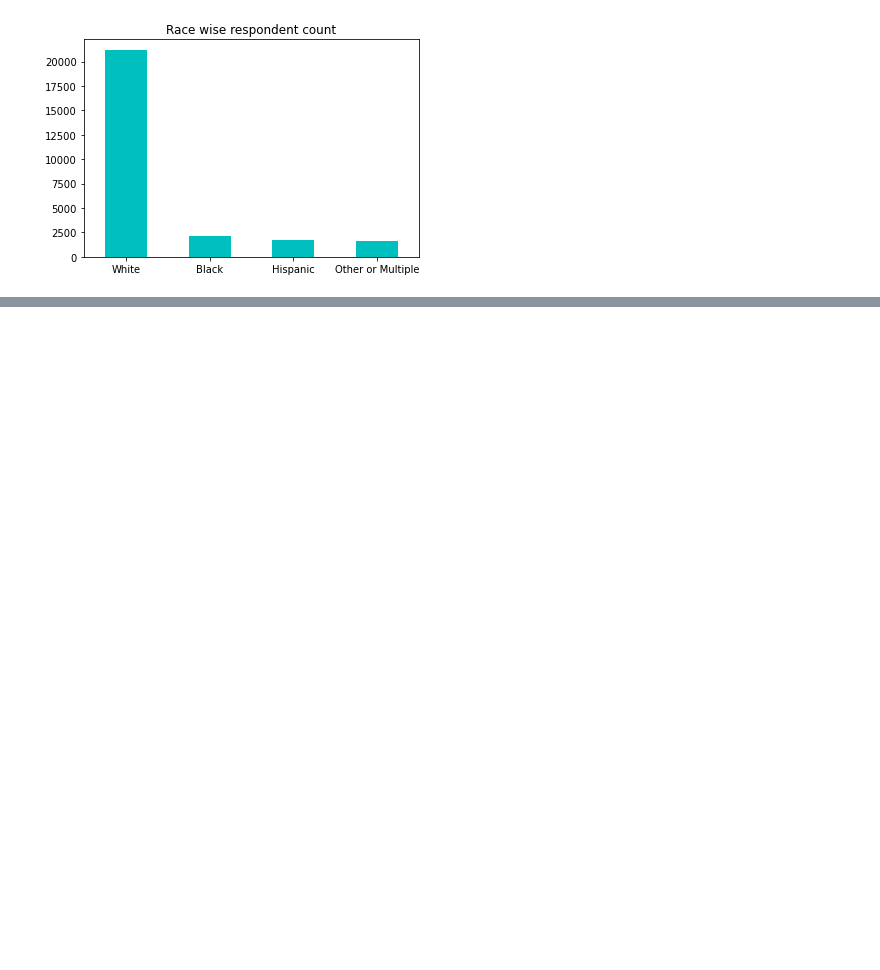
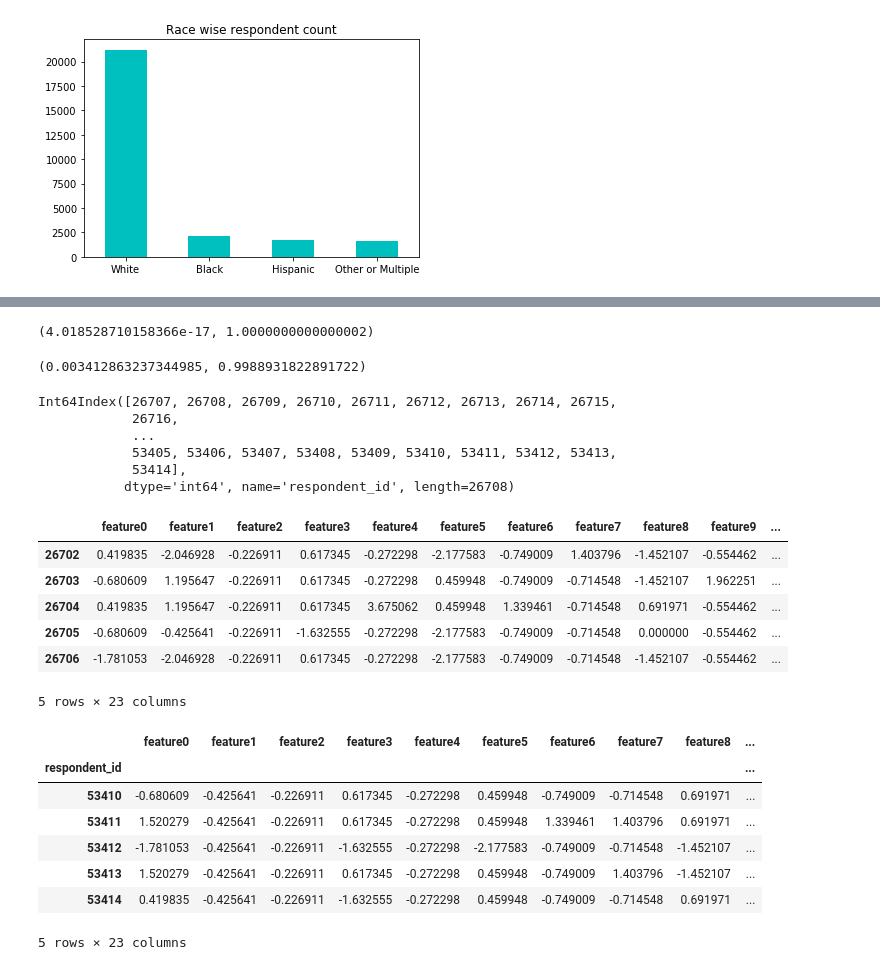
Before and after one commit to of-rupesh/flu-vaccine-learning, a Jupyter notebook: model-1/model1.ipynb, the cells around one changed output, grey strips where cells are left out. Drawn from its saved outputs; the diff is of its cells as text; code cells hidden in the pictures; blank space fills up the shorter version.

```diff
--- a/model-1/model1.ipynb
+++ b/model-1/model1.ipynb
@@ -160,0 +264,52 @@ train_df.shape
+# %%
+#normalize dataset
+from sklearn.preprocessing import StandardScaler
+scale_function=StandardScaler()
+x = scale_function.fit_transform(train_df_with_imputed_values)
+
+# Note: fit_transform() is used on the training data so that we can scale the training data and
+# also learn the scaling parameters of that data. Here, the model built by us will learn the mean and variance
+# of the features of the training set. These learned parameters are then used to scale our test data.
+
+y=scale_function.transform(test_df_with_imputed_values)
+# %%
+#Check mean= 0 and std dev =1
+np.nanmean(x),np.nanstd(x)
+np.nanmean(y),np.nanstd(y)
+# %% [output]
+(4.018528710158366e-17, 1.0000000000000002)
+(0.003412863237344985, 0.9988931822891722)
+# %%
+test_df.index
+# %% [output]
+Int64Index([26707, 26708, 26709, 26710, 26711, 26712, 26713, 26714, 26715,
+            26716,
+            ...
+            53405, 53406, 53407, 53408, 53409, 53410, 53411, 53412, 53413,
+            53414],
+           dtype='int64', name='respondent_id', length=26708)
+# %%
+#create dataframe from standardized values
+feat_cols = ['feature'+str(i) for i in range(x.shape[1])]
+train_df_normalized = pd.DataFrame(x,columns=feat_cols)
+train_df_normalized.tail()
+
+feat_cols = ['feature'+str(i) for i in range(y.shape[1])]
+test_df_normalized = pd.DataFrame(y,columns=feat_cols,index=test_df.index)
+test_df_normalized.tail()
+# %% [output]
+|  | feature0 | feature1 | feature2 | feature3 | feature4 | feature5 | feature6 | feature7 | feature8 | feature9 | ... |
+| 26702 | 0.419835 | -2.046928 | -0.226911 | 0.617345 | -0.272298 | -2.177583 | -0.749009 | 1.403796 | -1.452107 | -0.554462 | ... |
+| 26703 | -0.680609 | 1.195647 | -0.226911 | 0.617345 | -0.272298 | 0.459948 | -0.749009 | -0.714548 | -1.452107 | 1.962251 | ... |
+| 26704 | 0.419835 | 1.195647 | -0.226911 | 0.617345 | 3.675062 | 0.459948 | 1.339461 | -0.714548 | 0.691971 | -0.554462 | ... |
+| 26705 | -0.680609 | -0.425641 | -0.226911 | -1.632555 | -0.272298 | -2.177583 | -0.749009 | -0.714548 | 0.000000 | -0.554462 | ... |
+| 26706 | -1.781053 | -2.046928 | -0.226911 | 0.617345 | -0.272298 | -2.177583 | -0.749009 | -0.714548 | -1.452107 | -0.554462 | ... |
+5 rows × 23 columns
+|  | feature0 | feature1 | feature2 | feature3 | feature4 | feature5 | feature6 | feature7 | feature8 | ... |
+| respondent_id |  |  |  |  |  |  |  |  |  | ... |
+| 53410 | -0.680609 | -0.425641 | -0.226911 | 0.617345 | -0.272298 | 0.459948 | -0.749009 | -0.714548 | 0.691971 | ... |
+| 53411 | 1.520279 | -0.425641 | -0.226911 | 0.617345 | -0.272298 | 0.459948 | 1.339461 | 1.403796 | 0.691971 | ... |
+| 53412 | -1.781053 | -0.425641 | -0.226911 | -1.632555 | -0.272298 | -2.177583 | -0.749009 | -0.714548 | -1.452107 | ... |
+| 53413 | 1.520279 | -0.425641 | -0.226911 | 0.617345 | -0.272298 | 0.459948 | -0.749009 | 1.403796 | -1.452107 | ... |
+| 53414 | 0.419835 | -0.425641 | -0.226911 | -1.632555 | -0.272298 | 0.459948 | -0.749009 | -0.714548 | 0.691971 | ... |
+5 rows × 23 columns
```
Also changed, not shown: parts of 35 cells of this notebook, 5 other files.
